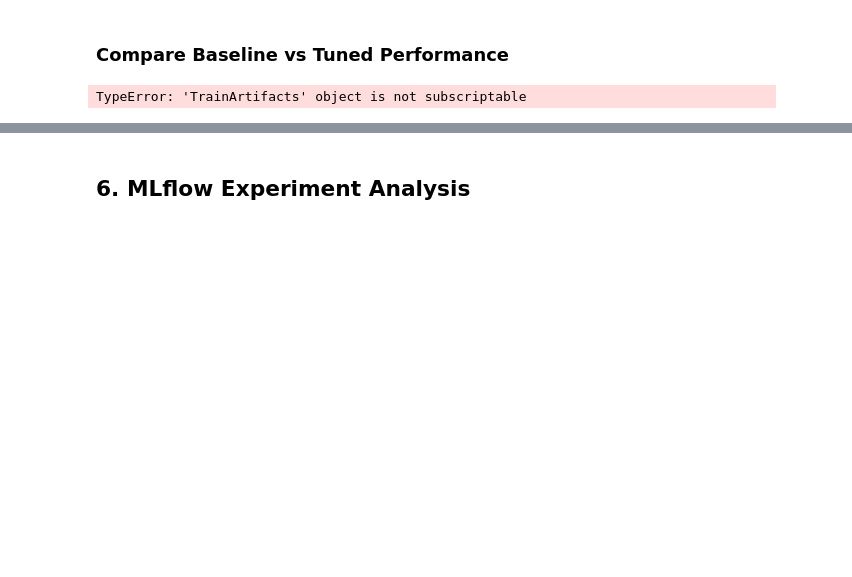
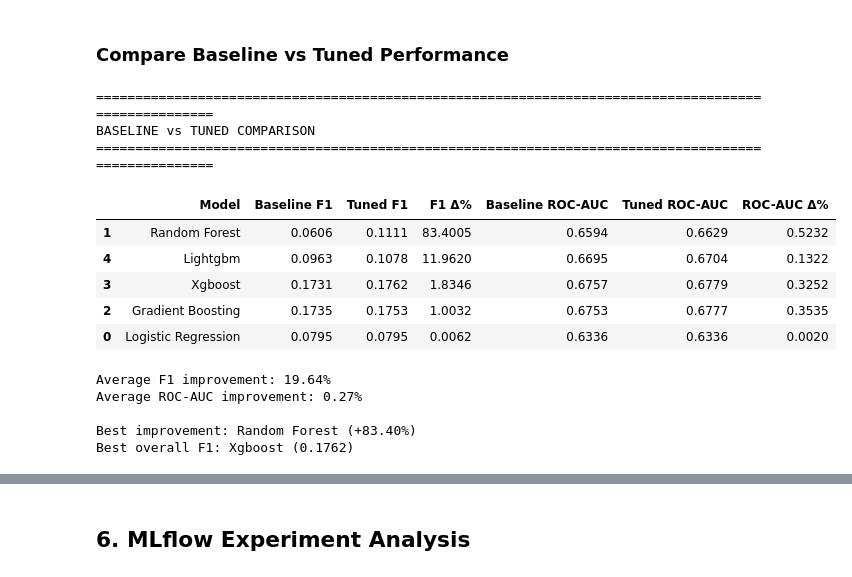
Before and after one commit to mykh74/mediwatch, a Jupyter notebook: notebooks/02_model_training.ipynb, the cells around one changed output, grey strips where cells are left out. Cells and saved outputs as stored; diff of their text form; code cells hidden in the pictures; blank space fills up the shorter version.

```diff
--- a/notebooks/02_model_training.ipynb
+++ b/notebooks/02_model_training.ipynb
@@ -306,3 +306,34 @@ Completed training 5/5 models
 ================================================================================
 # %% [markdown]
 ## 4. Model Comparison
+# %%
+# Evaluate baseline models and store metrics for comparison with tuned models
+from mediwatch.models.evaluate import evaluate_model
+
+baseline_evaluated = {}
+
+print("=" * 80)
+print("Evaluating baseline models on test set...")
+print("=" * 80)
+
+for model_name, artifacts in baseline_results.items():
+    print(f"\nEvaluating {model_name}...")
+
+    # Evaluate on test set
+    metrics = evaluate_model(
+        pipeline=artifacts.pipeline,
+        x_test=X_test,
+        y_test=y_test,
+        track_mlflow=False
+    )
+
+    baseline_evaluated[model_name] = {
+        'artifacts': artifacts,
+        'metrics': metrics
+    }
+
+    print(f"  Test F1: {metrics.f1:.4f} | ROC-AUC: {metrics.roc_auc:.4f}")
+
+print("\n" + "=" * 80)
+print("✓ BASELINE EVALUATION COMPLETE!")
+print("=" * 80)
@@ -1003,42 +960,55 @@ comparison_rows = []
 
 for model_name in hpo_results_all.keys():
     # Get baseline metrics
-    baseline_f1 = baseline_results[model_name]['metrics'].f1
-    baseline_roc = baseline_results[model_name]['metrics'].roc_auc
+    baseline_f1 = baseline_evaluated[model_name]['metrics'].f1
+    baseline_roc = baseline_evaluated[model_name]['metrics'].roc_auc
 
     # Get tuned metrics
     tuned_f1 = tuned_results[model_name]['metrics'].f1
     tuned_roc = tuned_results[model_name]['metrics'].roc_auc
 
     # Calculate improvements
     f1_improvement = ((tuned_f1 - baseline_f1) / baseline_f1) * 100
     roc_improvement = ((tuned_roc - baseline_roc) / baseline_roc) * 100
 
     comparison_rows.append({
         'Model': model_name.replace('_', ' ').title(),
         'Baseline F1': baseline_f1,
         'Tuned F1': tuned_f1,
         'F1 Δ%': f1_improvement,
         'Baseline ROC-AUC': baseline_roc,
         'Tuned ROC-AUC': tuned_roc,
         'ROC-AUC Δ%': roc_improvement
     })
 
 comparison_df = pd.DataFrame(comparison_rows)
 comparison_df = comparison_df.sort_values('F1 Δ%', ascending=False)
 
 print("\n" + "=" * 100)
 print("BASELINE vs TUNED COMPARISON")
 print("=" * 100)
 display(comparison_df.round(4))
 
 # Summary statistics
 print(f"\nAverage F1 improvement: {comparison_df['F1 Δ%'].mean():.2f}%")
 print(f"Average ROC-AUC improvement: {comparison_df['ROC-AUC Δ%'].mean():.2f}%")
 print(f"\nBest improvement: {comparison_df.iloc[0]['Model']} (+{comparison_df.iloc[0]['F1 Δ%']:.2f}%)")
 print(f"Best overall F1: {comparison_df.nlargest(1, 'Tuned F1').iloc[0]['Model']} ({comparison_df.nlargest(1, 'Tuned F1').iloc[0]['Tuned F1']:.4f})")
 # %% [output]
-TypeError: 'TrainArtifacts' object is not subscriptable
+====================================================================================================
+BASELINE vs TUNED COMPARISON
+====================================================================================================
+|  | Model | Baseline F1 | Tuned F1 | F1 Δ% | Baseline ROC-AUC | Tuned ROC-AUC | ROC-AUC Δ% |
+| 1 | Random Forest | 0.0606 | 0.1111 | 83.4005 | 0.6594 | 0.6629 | 0.5232 |
+| 4 | Lightgbm | 0.0963 | 0.1078 | 11.9620 | 0.6695 | 0.6704 | 0.1322 |
+| 3 | Xgboost | 0.1731 | 0.1762 | 1.8346 | 0.6757 | 0.6779 | 0.3252 |
+| 2 | Gradient Boosting | 0.1735 | 0.1753 | 1.0032 | 0.6753 | 0.6777 | 0.3535 |
+| 0 | Logistic Regression | 0.0795 | 0.0795 | 0.0062 | 0.6336 | 0.6336 | 0.0020 |
+Average F1 improvement: 19.64%
+Average ROC-AUC improvement: 0.27%
+
+Best improvement: Random Forest (+83.40%)
+Best overall F1: Xgboost (0.1762)
 # %%
 # Visualize improvements
 fig, axes = plt.subplots(1, 2, figsize=(16, 6))
```
Also changed, not shown: parts of 28 cells of this notebook, 8 other files.
